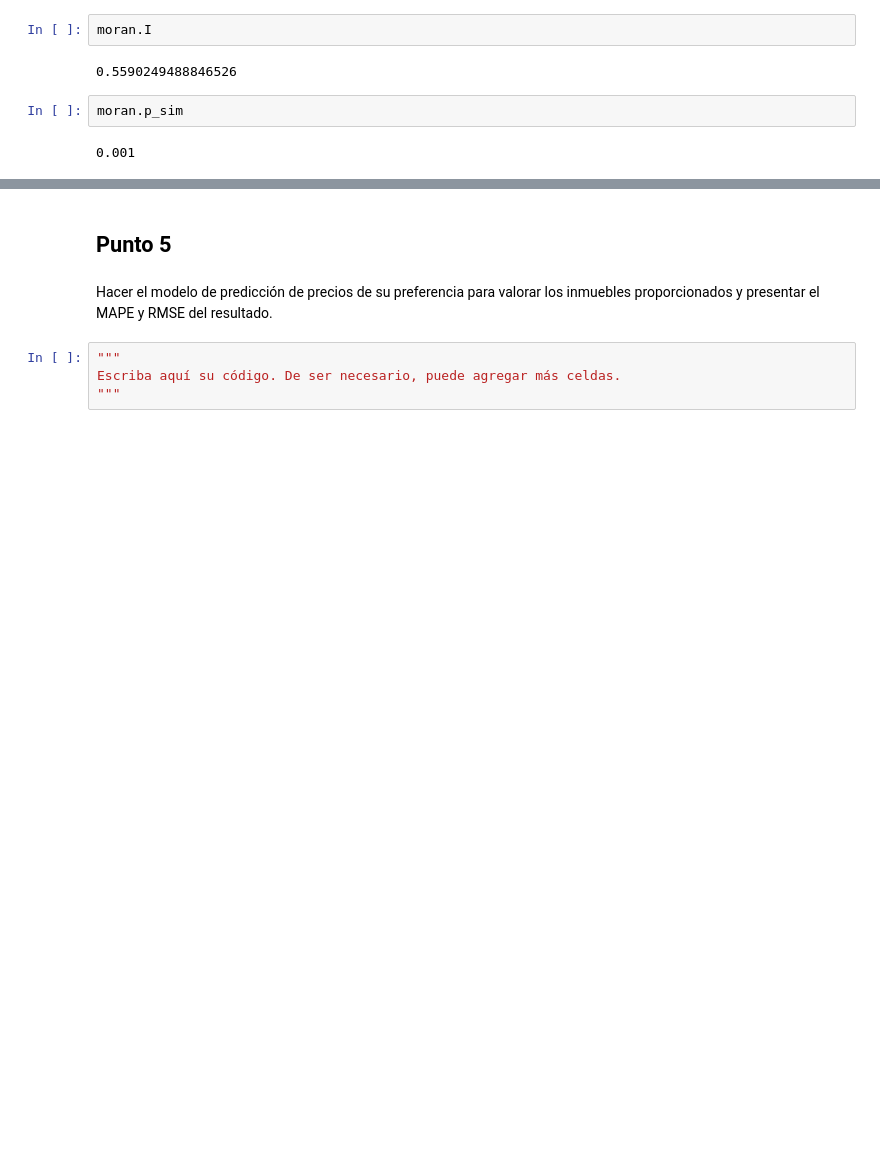
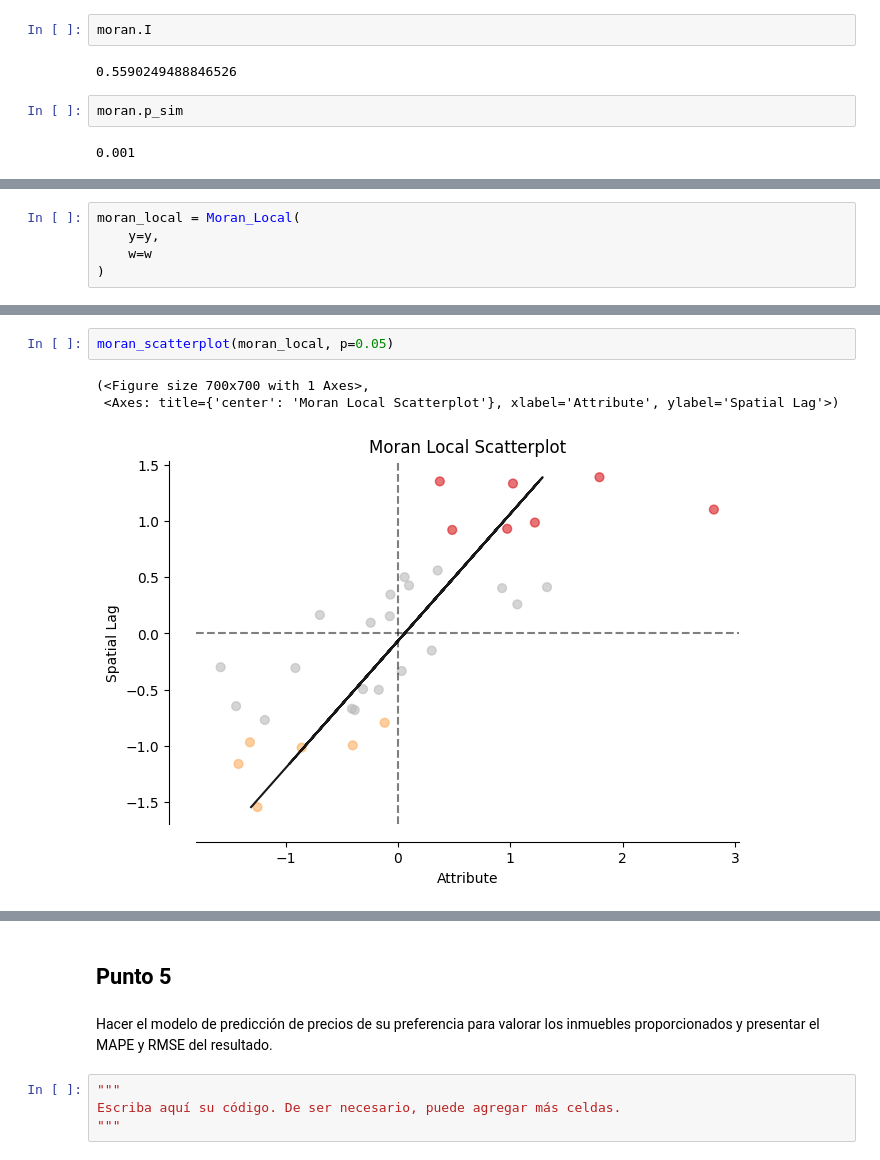
Before and after one commit to SantiGonzalezz/habi_prueba_data_science, a Jupyter notebook: Prueba_Data_Science_Santi.ipynb, the cells around one changed output, grey strips where cells are left out. Cells and saved outputs as stored; diff of their text form; blank space fills up the shorter version.

Commit message:
Mapa Moran terminado

```diff
--- a/Prueba_Data_Science_Santi.ipynb
+++ b/Prueba_Data_Science_Santi.ipynb
@@ -652,0 +651,5 @@ This will become an error in seaborn v0.14.0; please update your code.
+# %%
+moran_local = Moran_Local(
+    y=y,
+    w=w
+)
@@ -652,0 +665,6 @@ This will become an error in seaborn v0.14.0; please update your code.
+# %%
+moran_scatterplot(moran_local, p=0.05)
+# %% [output]
+(<Figure size 700x700 with 1 Axes>,
+ <Axes: title={'center': 'Moran Local Scatterplot'}, xlabel='Attribute', ylabel='Spatial Lag'>)
+[figure, added]
```
Also changed, not shown: parts of 13 cells of this notebook, 2 other files.
